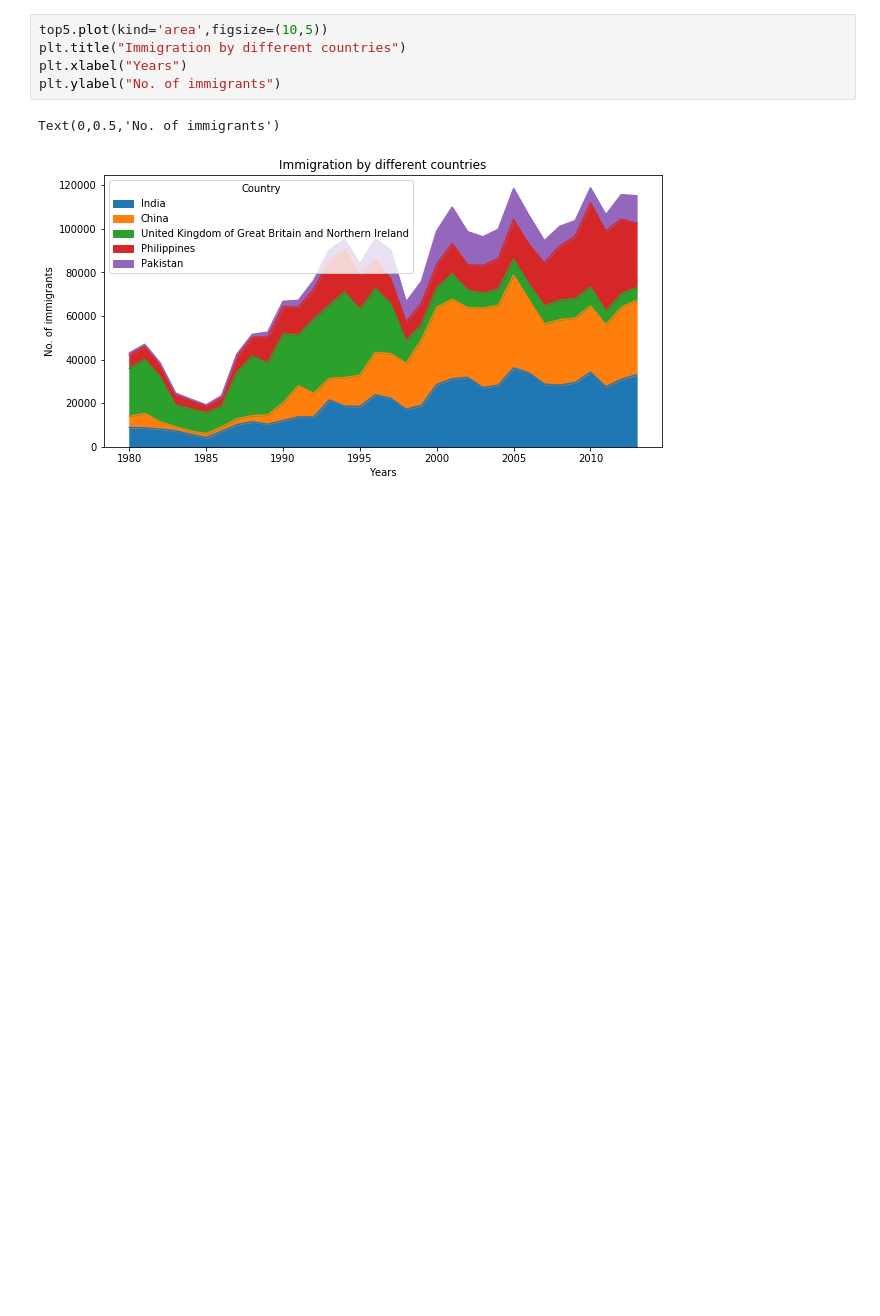
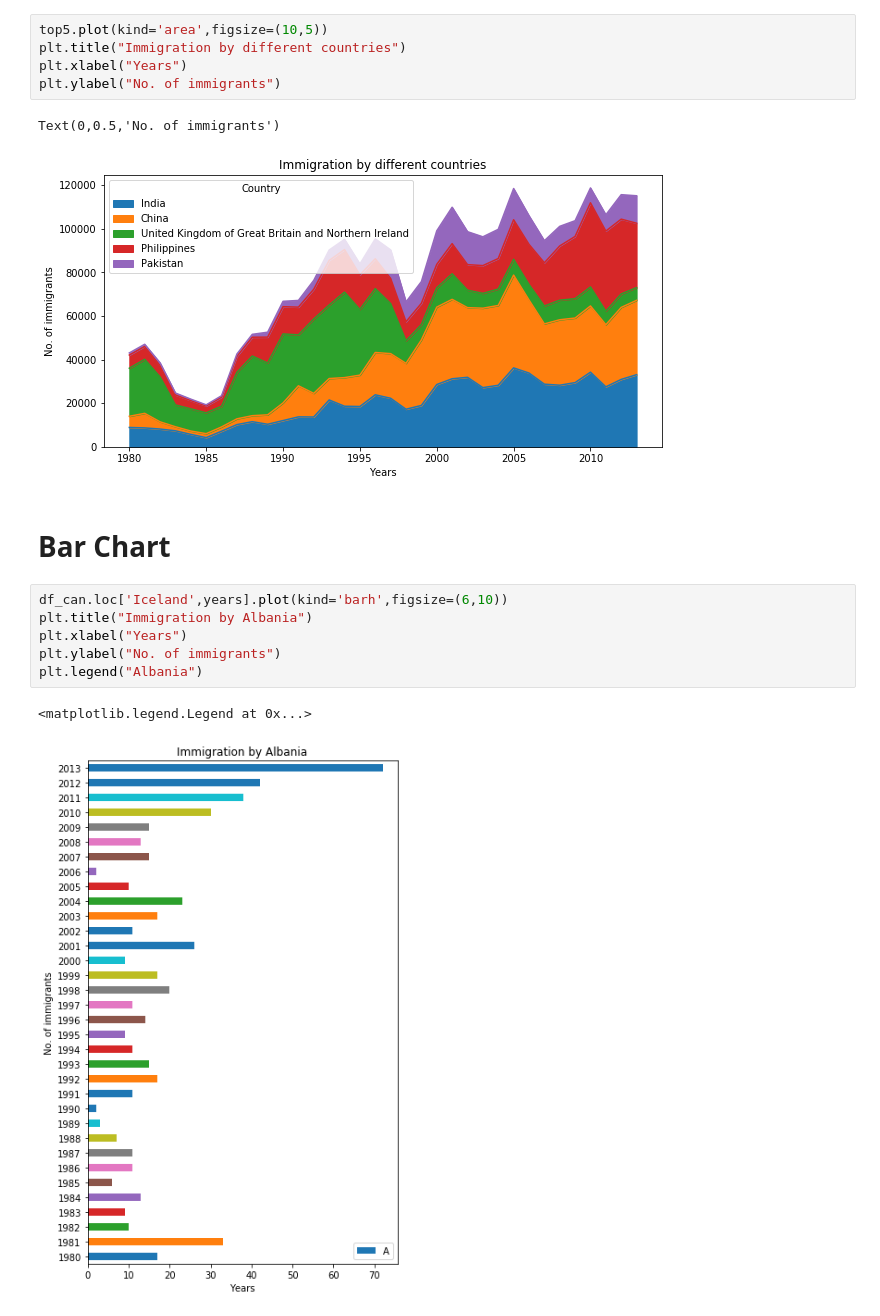
Before and after one commit to ksnblr/Coursera_Capstone, a Jupyter notebook: Pandas Basics.ipynb, the cells around one changed output. Drawn from its saved outputs; the diff is of its cells as text; blank space fills up the shorter version.

```diff
--- a/Pandas Basics.ipynb
+++ b/Pandas Basics.ipynb
@@ -272,3 +272,14 @@ plt.ylabel("No. of immigrants")
 # %% [output]
 Text(0,0.5,'No. of immigrants')
 [figure]
+# %% [markdown]
+# Bar Chart
+# %%
+df_can.loc['Iceland',years].plot(kind='barh',figsize=(6,10))
+plt.title("Immigration by Albania")
+plt.xlabel("Years")
+plt.ylabel("No. of immigrants")
+plt.legend("Albania")
+# %% [output]
+<matplotlib.legend.Legend at 0x...>
+[figure, added]
```
